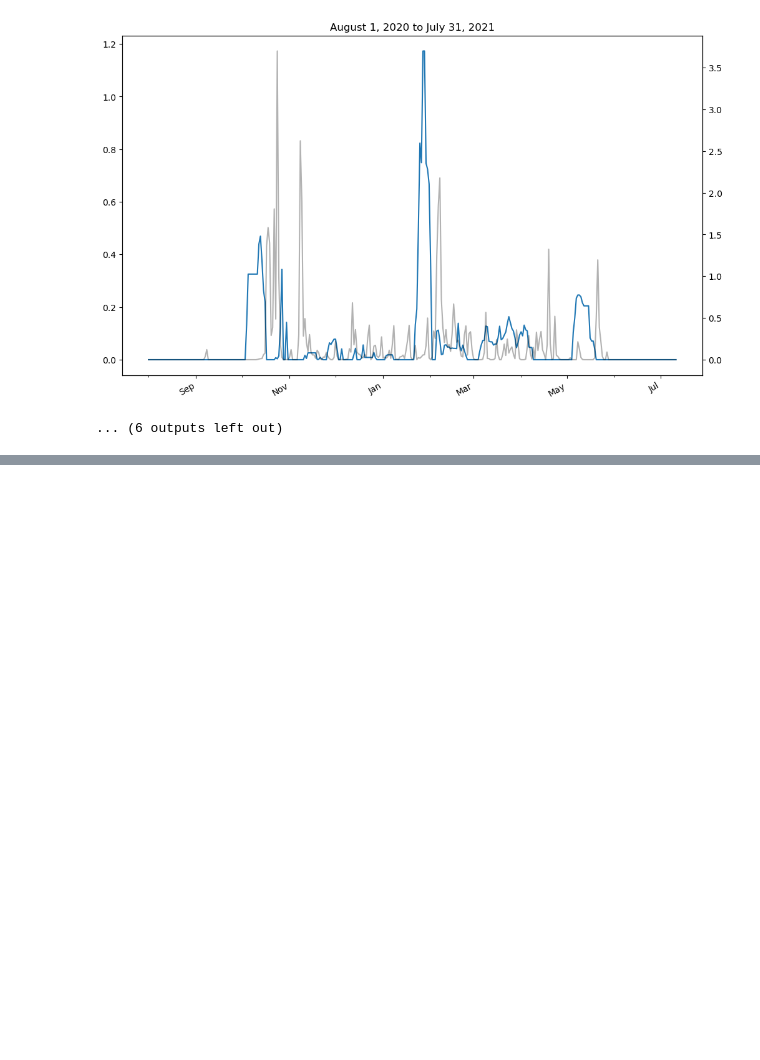
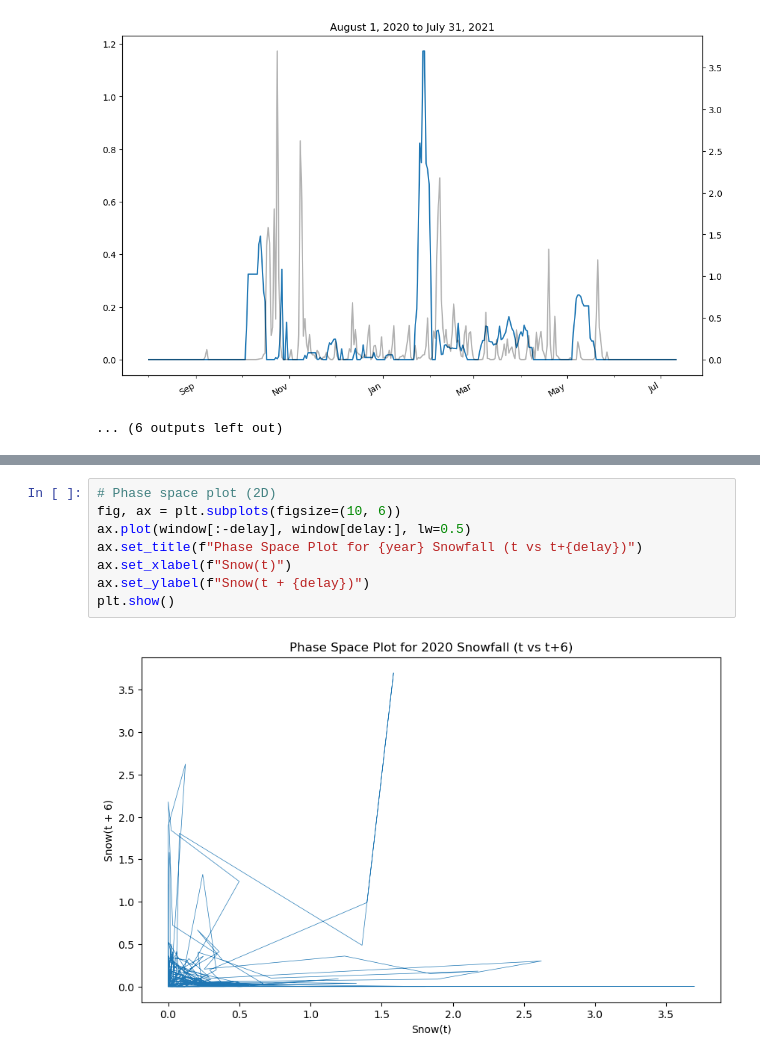
Before and after one commit to jacobsriraman/tda-snow-capstone, a Jupyter notebook: snowfall2.ipynb, the cells around one changed output, grey strips where cells are left out. Saved outputs shown, nothing was run; the diff lists cells and outputs as text; blank space fills up the shorter version.

```diff
--- a/snowfall2.ipynb
+++ b/snowfall2.ipynb
@@ -412,0 +292,10 @@ plt.show()
+# %%
+# Phase space plot (2D)
+fig, ax = plt.subplots(figsize=(10, 6))
+ax.plot(window[:-delay], window[delay:], lw=0.5)
+ax.set_title(f"Phase Space Plot for {year} Snowfall (t vs t+{delay})")
+ax.set_xlabel(f"Snow(t)")
+ax.set_ylabel(f"Snow(t + {delay})")
+plt.show()
+# %% [output]
+[figure, added]
```
Also changed, not shown: parts of 10 cells of this notebook, 1 other file.
